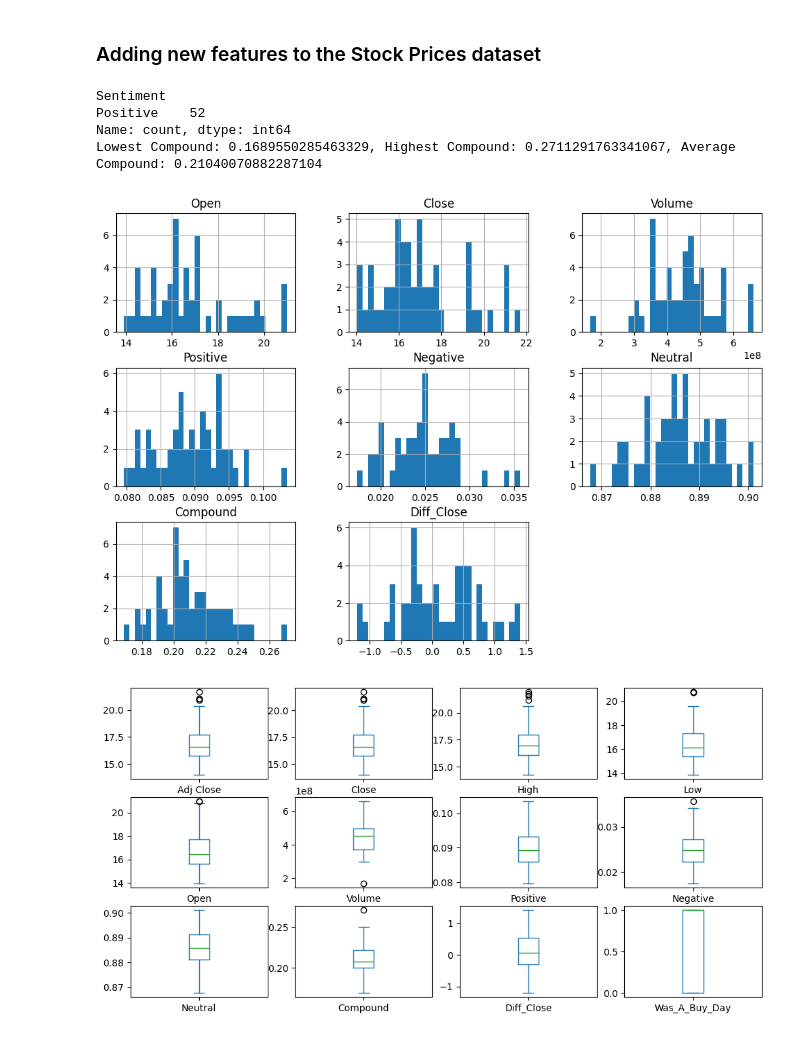
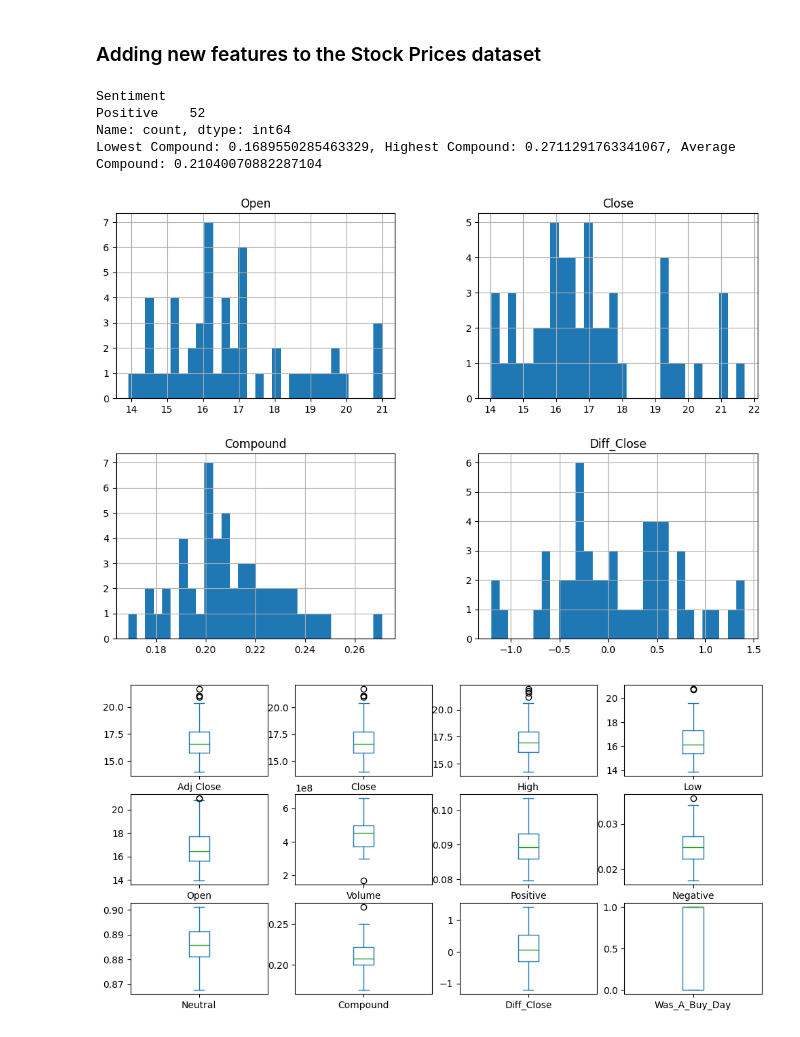
Before and after one commit to adelriosantiago/tweet-stock-sentiment, a Jupyter notebook: get-prediction.ipynb, the cells around one changed output. Saved outputs shown, nothing was run; the diff lists cells and outputs as text; code cells hidden in the pictures.

```diff
--- a/get-prediction.ipynb
+++ b/get-prediction.ipynb
@@ -91,27 +130,0 @@ NVDA stock prices data points: 52
-# %%
-# Add sentiment analysis columns to the Tweets DataFrame
-nvda_tweets['Positive'] = 0
-nvda_tweets['Negative'] = 0
-nvda_tweets['Neutral'] = 0
-nvda_tweets['Compound'] = 0.0
-nvda_tweets['Sentiment'] = ''
-
-# Iterate over each tweet and calculate sentiment scores
-from vaderSentiment.vaderSentiment import SentimentIntensityAnalyzer
-
-analyzer = SentimentIntensityAnalyzer()
-for index, row in nvda_tweets.iterrows():
-    tweet = row['Text']
-    vs = analyzer.polarity_scores(tweet)
-    nvda_tweets.at[index, 'Positive'] = vs['pos']
-    nvda_tweets.at[index, 'Negative'] = vs['neg']
-    nvda_tweets.at[index, 'Neutral'] = vs['neu']
-    nvda_tweets.at[index, 'Compound'] = vs['compound']
-    if vs['compound'] >= 0.05:
-        nvda_tweets.at[index, 'Sentiment'] = 'Positive'
-    elif vs['compound'] <= -0.05:
-        nvda_tweets.at[index, 'Sentiment'] = 'Negative'
-    else:
-        nvda_tweets.at[index, 'Sentiment'] = 'Neutral'
-
-nvda_tweets.head()
@@ -158,34 +164,34 @@ print(nvda_prices_and_sentiment['Sentiment'].value_counts())
 
 # Get the lowest, highest, and average Compound scores
 lowest_compound = nvda_prices_and_sentiment['Compound'].min()
 highest_compound = nvda_prices_and_sentiment['Compound'].max()
 average_compound = nvda_prices_and_sentiment['Compound'].mean()
 print(f"Lowest Compound: {lowest_compound}, Highest Compound: {highest_compound}, Average Compound: {average_compound}")
 
 # Add if the stock price went up or down that day
 nvda_prices_and_sentiment['Diff_Close'] = nvda_prices_and_sentiment['Close'].diff()
 nvda_prices_and_sentiment['Was_A_Buy_Day'] = nvda_prices_and_sentiment['Diff_Close'].apply(lambda x: 1 if x > 0 else 0)
 
 nvda_prices_and_sentiment.to_csv(Path("data/nvda-prices-and-sentiment.csv"), index=False)
 
 # Preview the entire DataFrame histogram except for Was_A_Buy_Day
-colsToShow = ['Open', 'Close', 'Volume', 'Positive', 'Negative', 'Neutral', 'Compound', 'Diff_Close']
+colsToShow = ['Open', 'Close', 'Compound', 'Diff_Close']
 nvda_prices_and_sentiment[colsToShow].hist(bins=30, figsize=(12,8))
 plt.show()
 
 # Boxplots to spot outliers
 nvda_prices_and_sentiment.plot(kind='box', subplots=True, layout=(4,4), figsize=(12,8))
 plt.show()
 
 # Correlation heatmap
 plt.figure(figsize=(10,6))
 sns.heatmap(nvda_prices_and_sentiment.corr(numeric_only=True), annot=True, cmap="coolwarm")
 plt.show()
 # %% [output]
 Sentiment
 Positive    52
 Name: count, dtype: int64
 Lowest Compound: 0.1689550285463329, Highest Compound: 0.2711291763341067, Average Compound: 0.21040070882287104
-[figure, old version]
+[figure, new version]
 [figure]
 [figure]
```
Also changed, not shown: parts of 6 cells of this notebook.
